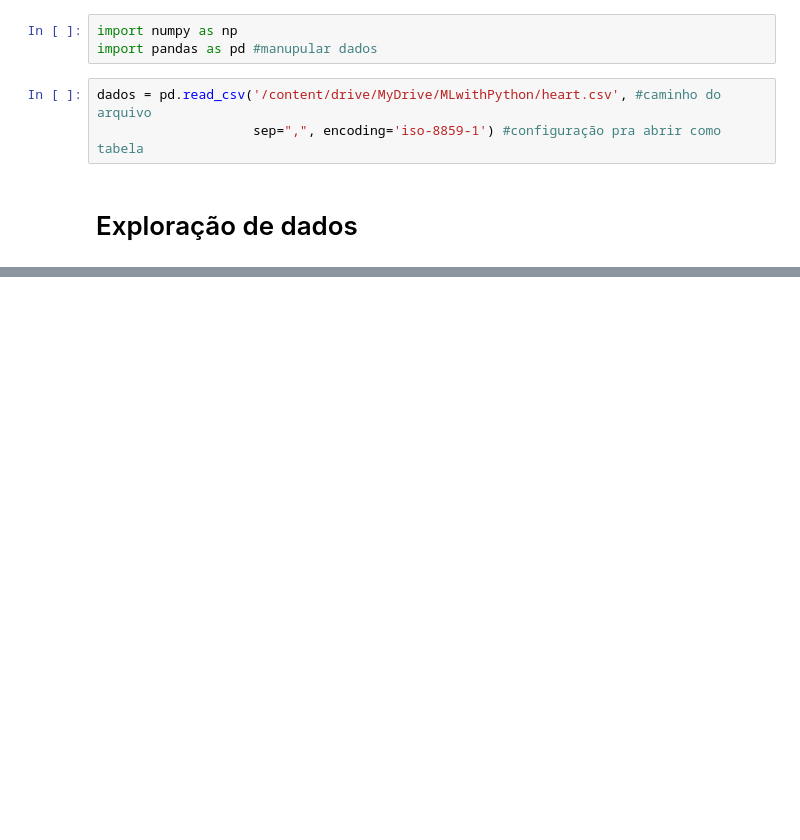
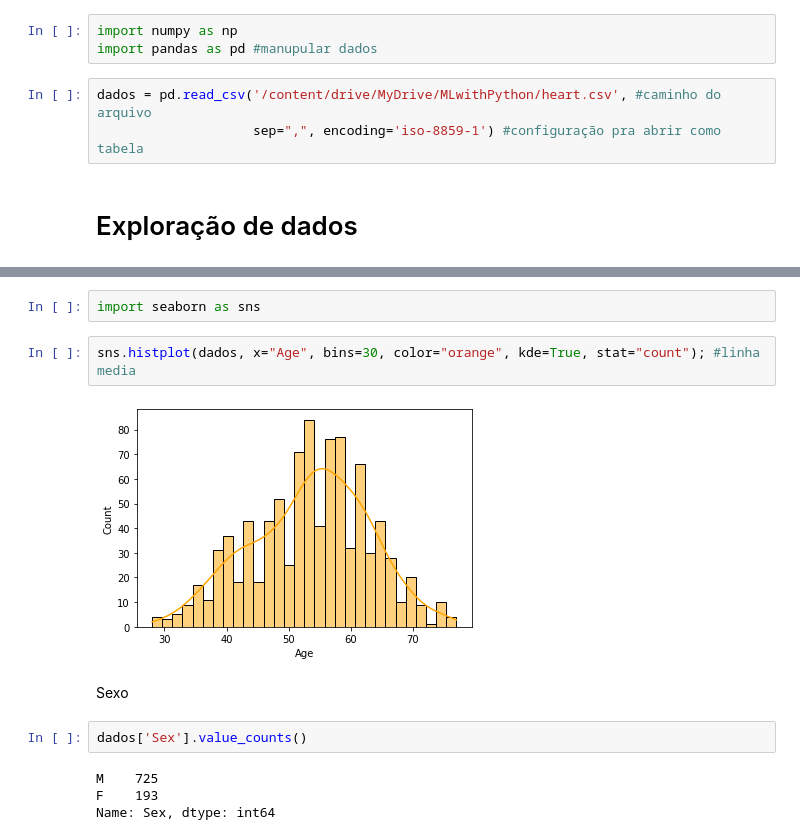
Before and after one commit to isaacunha/EstudosPython, a Jupyter notebook: exploração_de_dados.ipynb, the cells around one changed output, grey strips where cells are left out. Cells and saved outputs as stored; diff of their text form; blank space fills up the shorter version.

Commit message:
Analise, exploração e tratamento dos dados

```diff
--- a/exploração_de_dados.ipynb
+++ b/exploração_de_dados.ipynb
@@ -21,0 +70,14 @@ dados.shape #quantidade de linhas e colunas
+# %%
+import seaborn as sns
+# %%
+sns.histplot(dados, x="Age", bins=30, color="orange", kde=True, stat="count"); #linha media
+# %% [output]
+[figure, added]
+# %% [markdown]
+Sexo
+# %%
+dados['Sex'].value_counts()
+# %% [output]
+M    725
+F    193
+Name: Sex, dtype: int64
```
Also changed, not shown: parts of 70 cells of this notebook.
